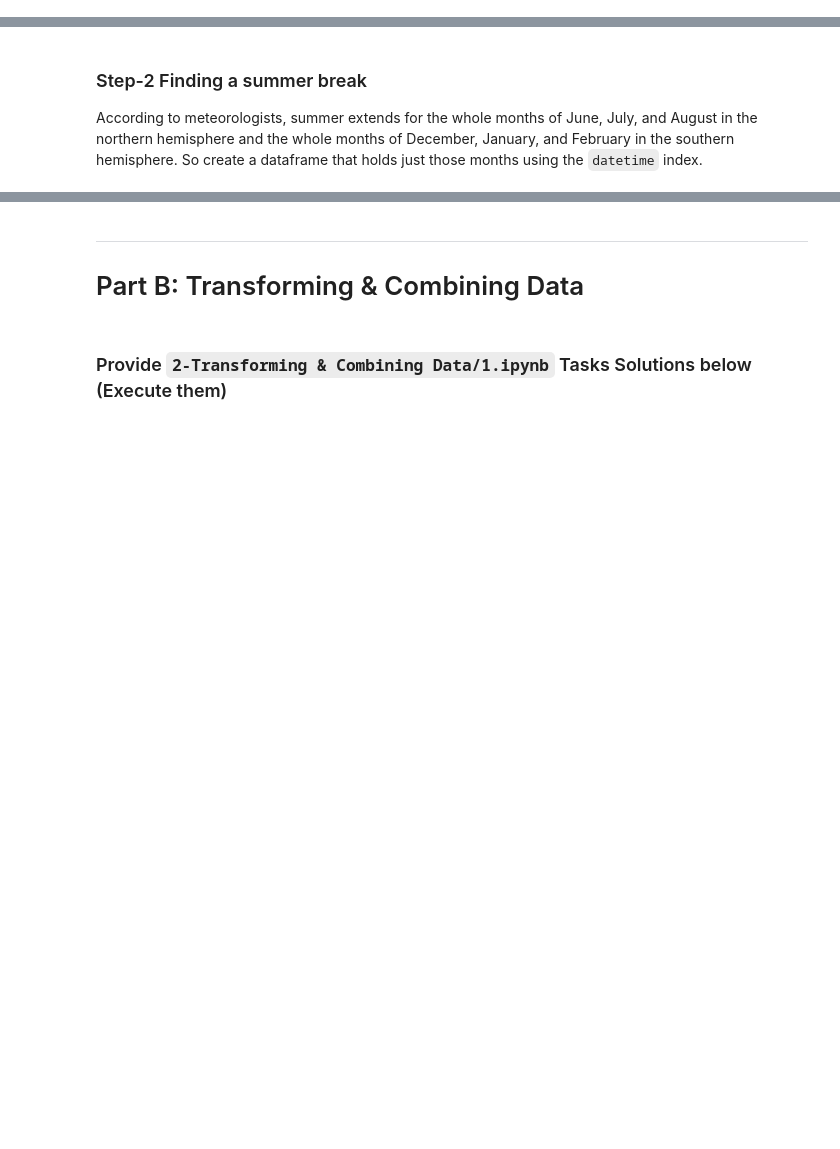
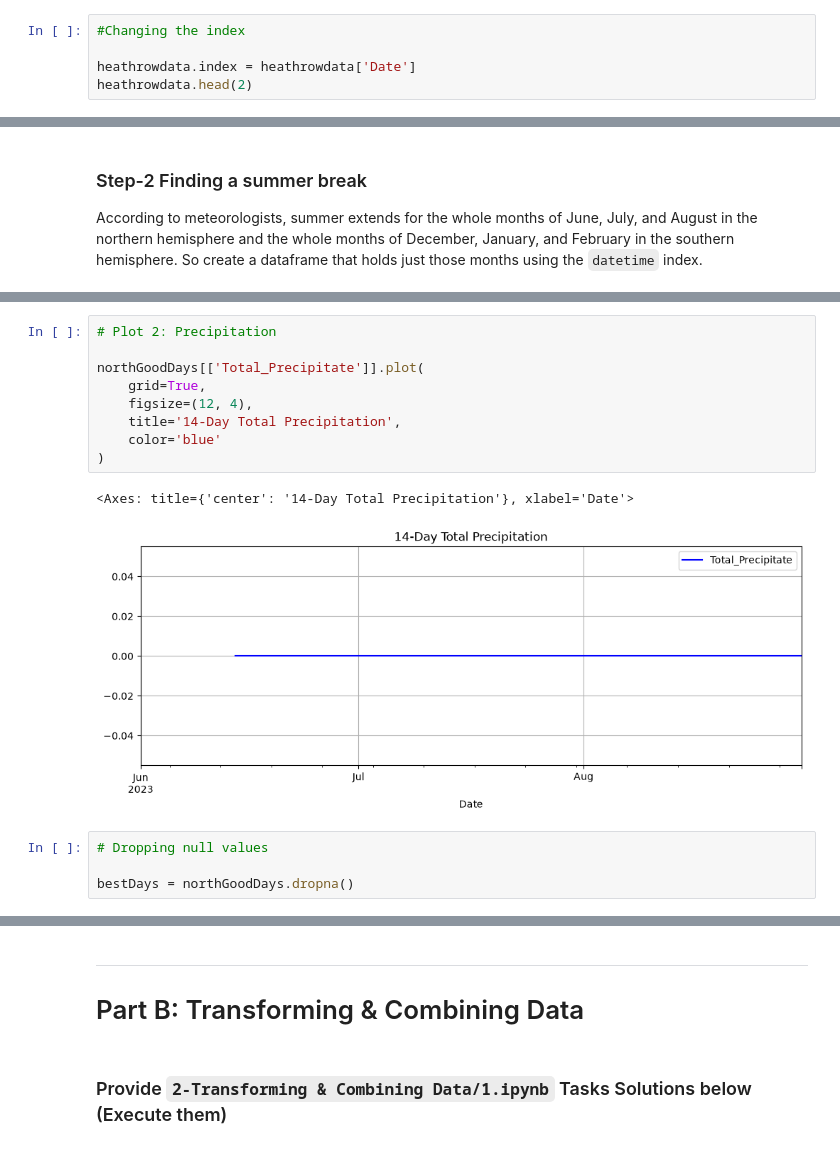
Before and after one commit to Dev-Divine-Peace/DataraFlow, a Jupyter notebook: Week 6/db/Week-7 Take Home.ipynb, the cells around one changed output, grey strips where cells are left out. Saved outputs shown, nothing was run; the diff lists cells and outputs as text; blank space fills up the shorter version.

```diff
--- a/Week 6/db/Week-7 Take Home.ipynb
+++ b/Week 6/db/Week-7 Take Home.ipynb
@@ -167,0 +236,5 @@ heathrowdata =
+# %%
+#Changing the index
+
+heathrowdata.index = heathrowdata['Date']
+heathrowdata.head(2)
@@ -201,0 +350,16 @@ memory usage: 48.7 KB
+# %%
+# Plot 2: Precipitation
+
+northGoodDays[['Total_Precipitate']].plot(
+    grid=True,
+    figsize=(12, 4),
+    title='14-Day Total Precipitation',
+    color='blue'
+)
+# %% [output]
+<Axes: title={'center': '14-Day Total Precipitation'}, xlabel='Date'>
+[figure, added]
+# %%
+# Dropping null values
+
+bestDays = northGoodDays.dropna()
```
Also changed, not shown: parts of 15 cells of this notebook.
